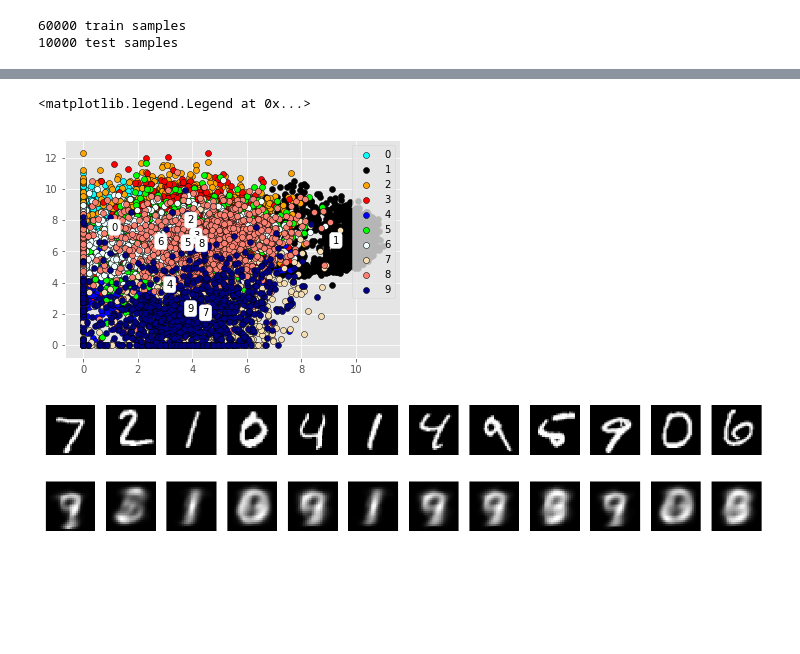
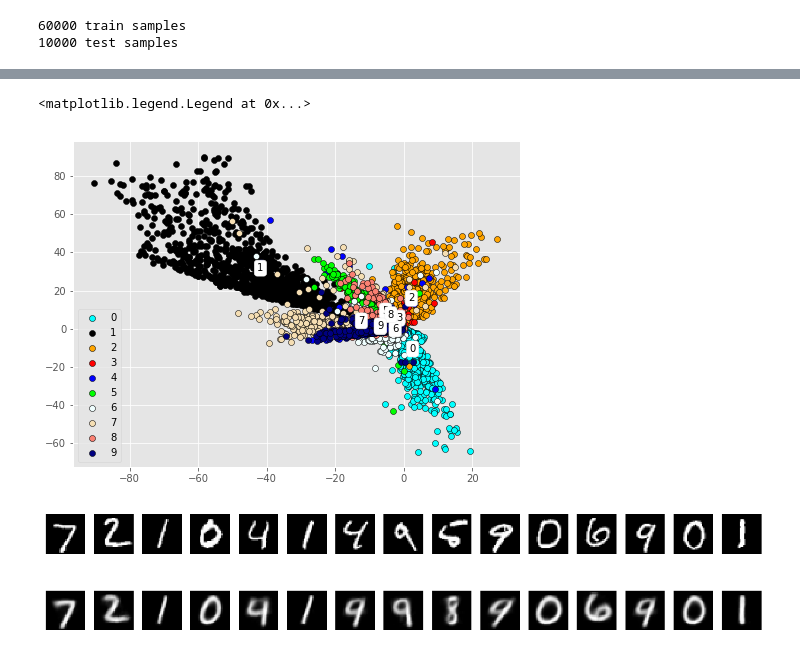
Before and after one commit to taochu/Machine_Learning_Internship_Research, a Jupyter notebook: Autoencoder.ipynb, the cells around one changed output, grey strips where cells are left out. Cells and saved outputs as stored; diff of their text form; code cells hidden in the pictures; blank space fills up the shorter version.

```diff
--- a/Autoencoder.ipynb
+++ b/Autoencoder.ipynb
@@ -44,18 +48,22 @@ print(X_test.shape[0], 'test samples')
 10000 test samples
 # %%
 epochs = 50
-batch = 128
+batch = 64
 latent_dim = 2
 inter_dim1 = 128
 inter_dim2 = 64
+inter_dim3 = 32
+inter_dim4 = 10
 optimizer = 'adam'
 # %%
-inputs=Input(shape=(X_train.shape[1],))
-x=inputs
-# x=Dense(inter_dim1,activation='relu')(x)
-# x=Dense(inter_dim2,activation='relu')(x)
-latent=Dense(latent_dim,activation='relu')(x)
-encoder=Model(inputs,latent,name='encoder')
+inputs=Input(shape = (X_train.shape[1],))
+x = inputs
+x = Dense(inter_dim1,activation='relu')(x)
+x = Dense(inter_dim2,activation='relu')(x)
+x = Dense(inter_dim3,activation='relu')(x)
+x = Dense(inter_dim4,activation='relu')(x)
+latent = Dense(latent_dim)(x)
+encoder = Model(inputs,latent,name='encoder')
 encoder.summary()
 # %% [output]
 _________________________________________________________________
@@ -121,26 +147,26 @@ plotProgress(history)
 # %%
 # get latent variables
-lat=encoder.predict(X_test)
+lat = encoder.predict(X_test)
 # plot scatter
-cmap=['cyan','black','orange','red','blue','lime','azure','wheat','salmon','navy']
-fig,ax=plt.subplots()
+cmap = ['cyan','black','orange','red','blue','lime','azure','wheat','salmon','navy']
+fig,ax=plt.subplots(figsize = (8,6))
 for i in range(10):
-    ax.scatter(lat[y_test==i,0],lat[y_test==i,1],
-                edgecolors='black',
-                c=cmap[i],
-                label=str(i))
-    ax.annotate(str(i),(lat[y_test==i,0].mean(),lat[y_test==i,1].mean()),
-               bbox=dict(boxstyle="round", fc="w"))
+    ax.scatter(lat[y_test == i,0],lat[y_test == i,1],
+                edgecolors = 'black',
+                c = cmap[i],
+                label = str(i))
+    ax.annotate(str(i),(lat[y_test == i,0].mean(),lat[y_test == i,1].mean()),
+               bbox = dict(boxstyle = "round", fc = "w"))
 plt.legend()
 # %% [output]
 <matplotlib.legend.Legend at 0x...>
-[figure, old version]
+[figure, new version]
 # %%
 # get decoded digits
-reconstructed=decoder.predict(lat)
+reconstructed = decoder.predict(lat)
 # plot decoded
-n = 12
-plt.figure(figsize=(20, 4))
+n = 15
+plt.figure(figsize = (20, 4))
 for i in range(n):
     # original
     ax = plt.subplot(2, n, i + 1)
@@ -156,4 +182,4 @@ for i in range(n):
     ax.get_yaxis().set_visible(False)
 plt.show()
 # %% [output]
-[figure, old version]
+[figure, new version]
```
Also changed, not shown: parts of 7 cells of this notebook.
